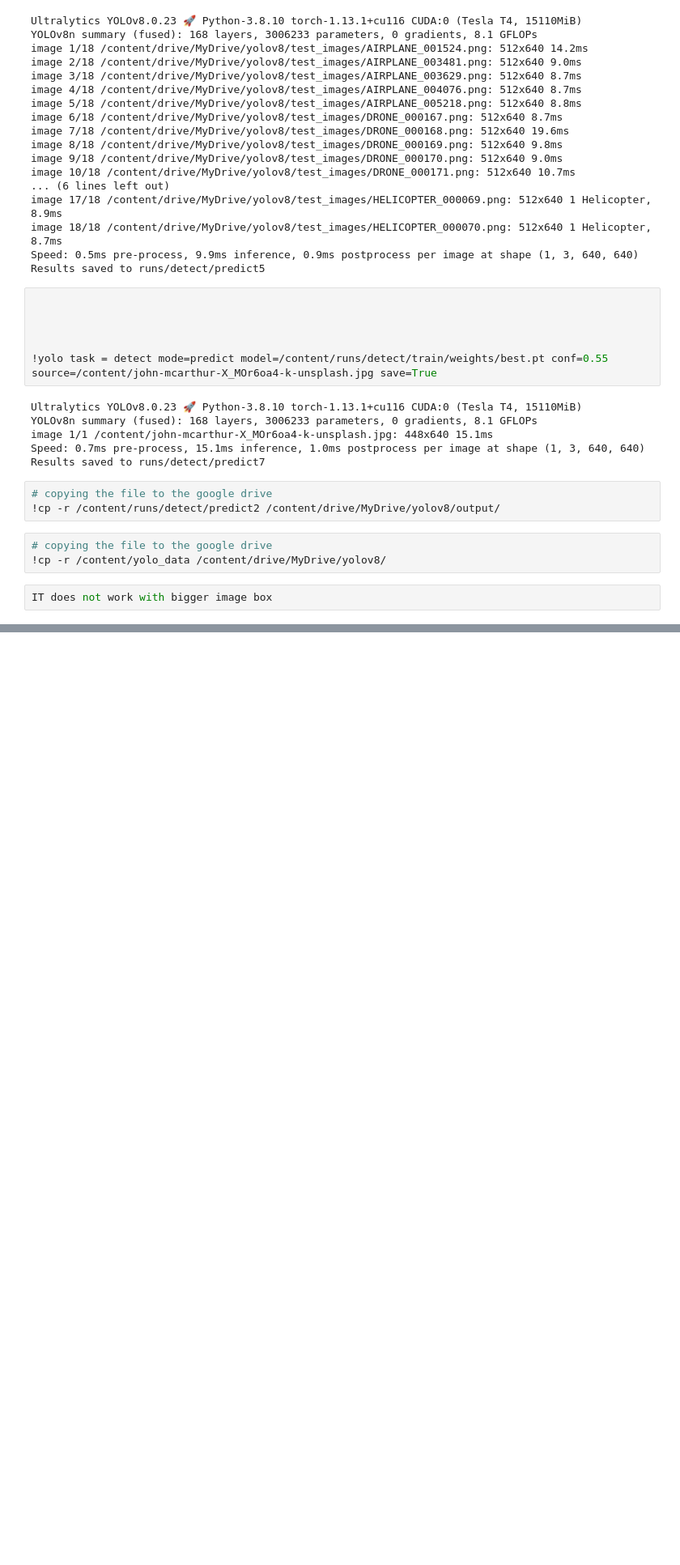
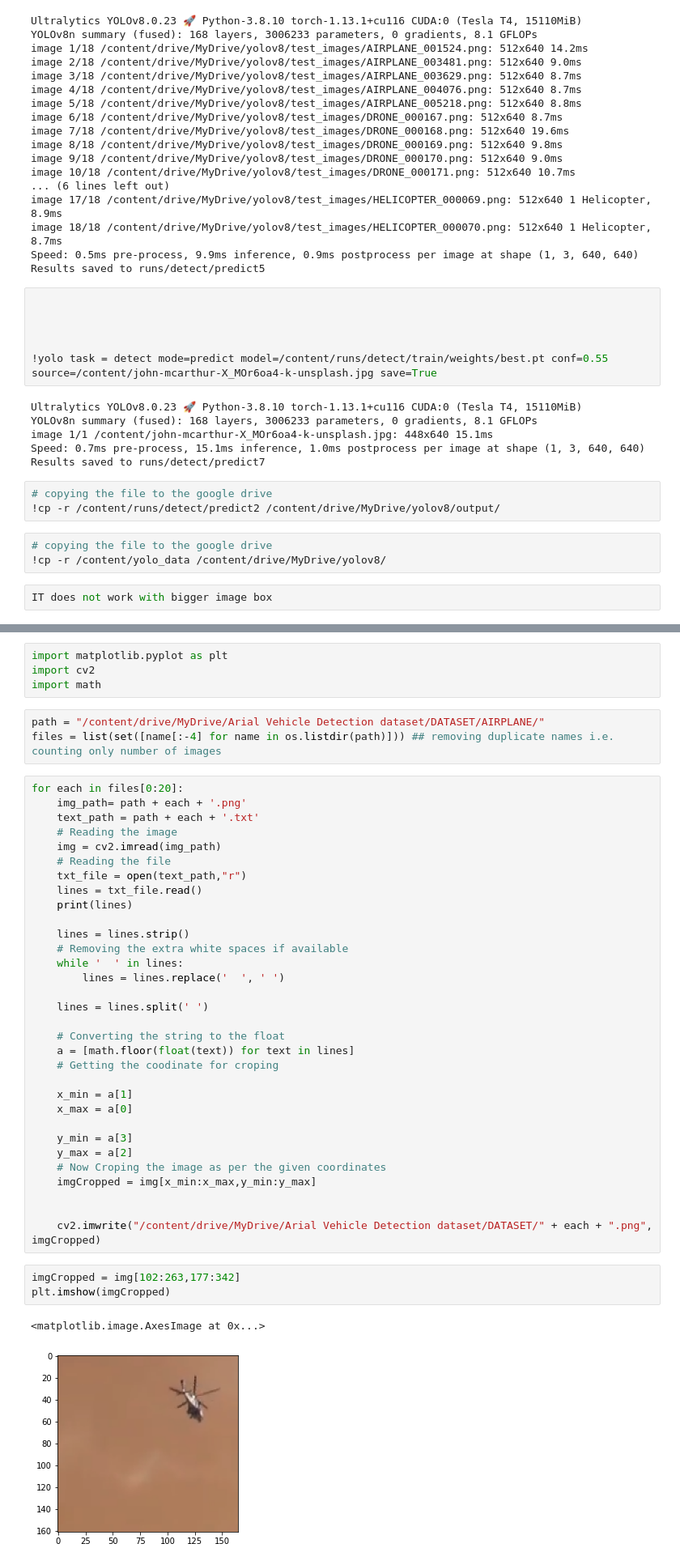
Before and after one commit to maxashoka3/Aerial-Vechile-Classification, a Jupyter notebook: Aerial_Object_Detection.ipynb, the cells around one changed output, grey strips where cells are left out. Shown at 81% size. Drawn from its saved outputs; the diff is of its cells as text; blank space fills up the shorter version.

Commit message:
Croping the images

```diff
--- a/Aerial_Object_Detection.ipynb
+++ b/Aerial_Object_Detection.ipynb
@@ -513,0 +487,45 @@ IT does not work with bigger image box
+# %%
+import matplotlib.pyplot as plt
+import cv2
+import math
+# %%
+path = "/content/drive/MyDrive/Arial Vehicle Detection dataset/DATASET/AIRPLANE/"
+files = list(set([name[:-4] for name in os.listdir(path)])) ## removing duplicate names i.e. counting only number of images
+# %%
+for each in files[0:20]:
+    img_path= path + each + '.png'
+    text_path = path + each + '.txt'
+    # Reading the image
+    img = cv2.imread(img_path)
+    # Reading the file
+    txt_file = open(text_path,"r")
+    lines = txt_file.read()
+    print(lines)
+
+    lines = lines.strip()
+    # Removing the extra white spaces if available
+    while '  ' in lines:
+        lines = lines.replace('  ', ' ')
+
+    lines = lines.split(' ')
+
+    # Converting the string to the float
+    a = [math.floor(float(text)) for text in lines]
+    # Getting the coodinate for croping
+
+    x_min = a[1]
+    x_max = a[0]
+
+    y_min = a[3]
+    y_max = a[2]
+    # Now Croping the image as per the given coordinates
+    imgCropped = img[x_min:x_max,y_min:y_max]
+
+
+    cv2.imwrite("/content/drive/MyDrive/Arial Vehicle Detection dataset/DATASET/" + each + ".png", imgCropped)
+# %%
+imgCropped = img[102:263,177:342]
+plt.imshow(imgCropped)
+# %% [output]
+<matplotlib.image.AxesImage at 0x...>
+[figure, added]
```
Also changed, not shown: parts of 12 cells of this notebook.
